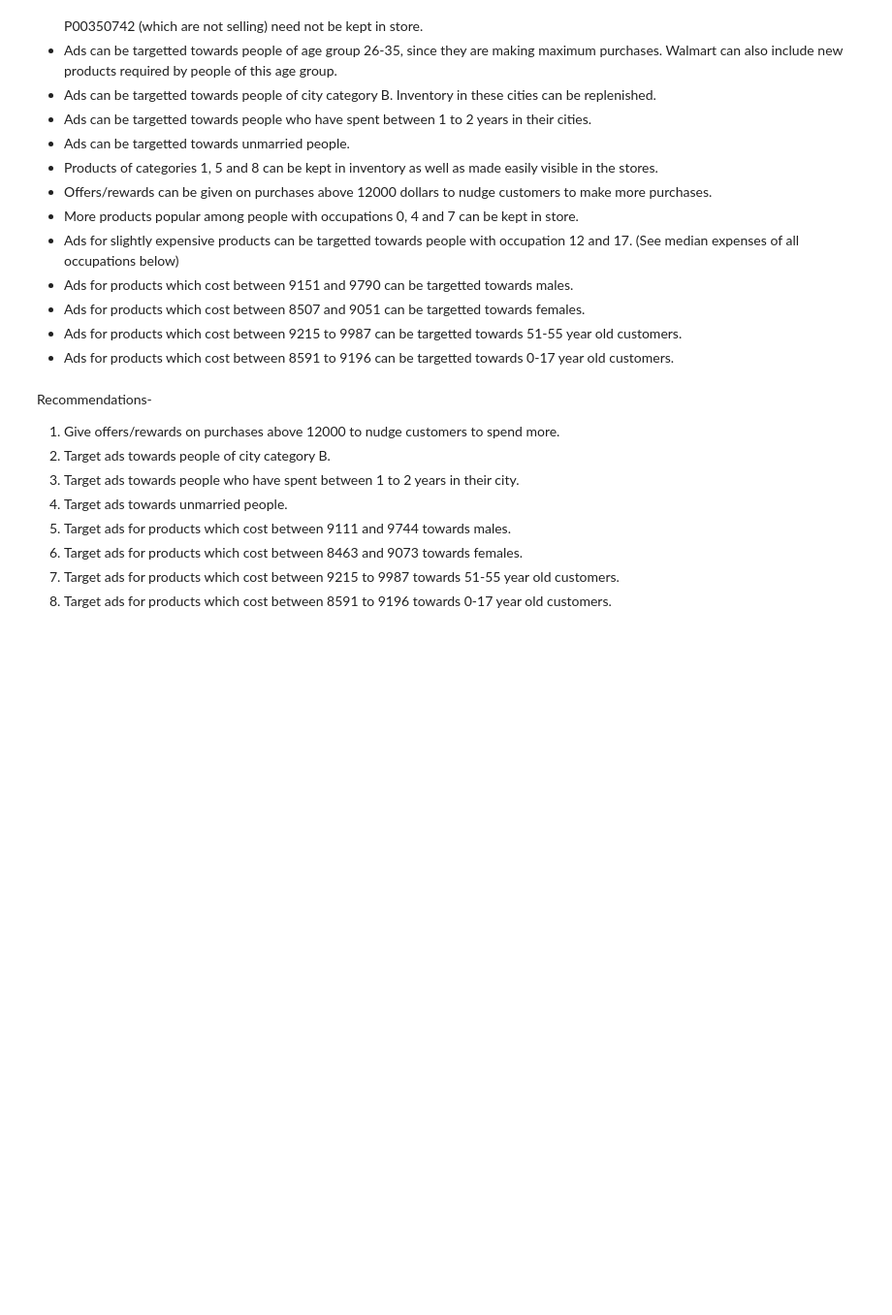
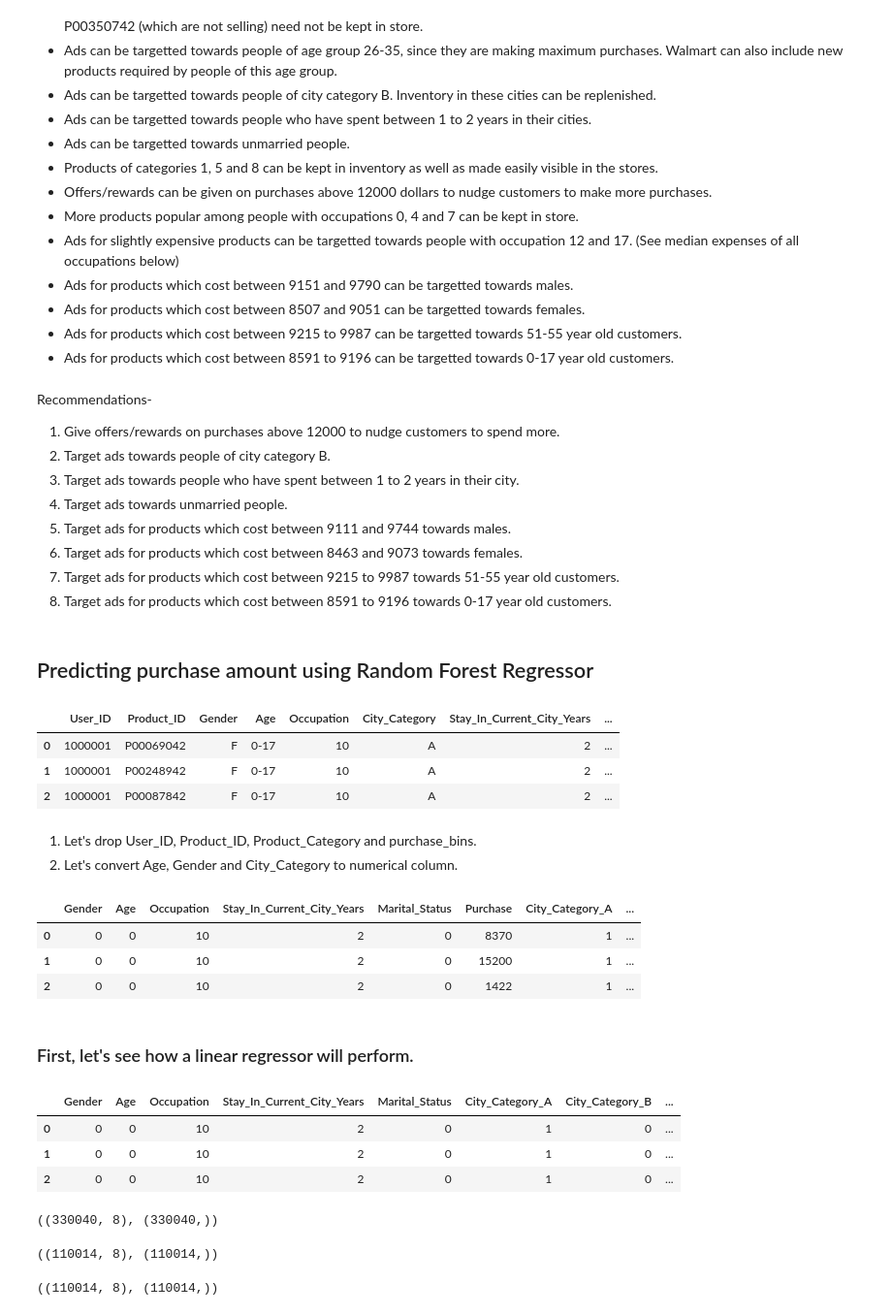
Before and after one commit to palindromepilgrim/Aerofit-Case-Study, a Jupyter notebook: Walmart Case Study.ipynb, the cells around one changed output. Shown at 97% size. Cells and saved outputs as stored; diff of their text form; code cells hidden in the pictures; blank space fills up the shorter version.

```diff
--- a/Walmart Case Study.ipynb
+++ b/Walmart Case Study.ipynb
@@ -688,3 +700,15 @@ Recommendations-
 6. Target ads for products which cost between 8463 and 9073 towards females.
 7. Target ads for products which cost between 9215 to 9987 towards 51-55 year old customers.
 8. Target ads for products which cost between 8591 to 9196 towards 0-17 year old customers.
+# %% [markdown]
+## Predicting purchase amount using Random Forest Regressor
+# %%
+df.head(3)
+# %% [output]
+|  | User_ID | Product_ID | Gender | Age | Occupation | City_Category | Stay_In_Current_City_Years | ... |
+| 0 | 1000001 | P00069042 | F | 0-17 | 10 | A | 2 | ... |
+| 1 | 1000001 | P00248942 | F | 0-17 | 10 | A | 2 | ... |
+| 2 | 1000001 | P00087842 | F | 0-17 | 10 | A | 2 | ... |
+# %% [markdown]
+1. Let's drop User_ID, Product_ID, Product_Category and purchase_bins.
+2. Let's convert Age, Gender and City_Category to numerical column.
@@ -690,0 +728,9 @@ Recommendations-
+# %%
+data.head(3)
+# %% [output]
+|  | Gender | Age | Occupation | Stay_In_Current_City_Years | Marital_Status | Purchase | City_Category_A | ... |
+| 0 | 0 | 0 | 10 | 2 | 0 | 8370 | 1 | ... |
+| 1 | 0 | 0 | 10 | 2 | 0 | 15200 | 1 | ... |
+| 2 | 0 | 0 | 10 | 2 | 0 | 1422 | 1 | ... |
+# %% [markdown]
+### First, let's see how a linear regressor will perform.
@@ -690,0 +742,7 @@ Recommendations-
+# %%
+X.head(3)
+# %% [output]
+|  | Gender | Age | Occupation | Stay_In_Current_City_Years | Marital_Status | City_Category_A | City_Category_B | ... |
+| 0 | 0 | 0 | 10 | 2 | 0 | 1 | 0 | ... |
+| 1 | 0 | 0 | 10 | 2 | 0 | 1 | 0 | ... |
+| 2 | 0 | 0 | 10 | 2 | 0 | 1 | 0 | ... |
@@ -690,0 +755,12 @@ Recommendations-
+# %%
+X_train.shape, y_train.shape
+# %% [output]
+((330040, 8), (330040,))
+# %%
+X_val.shape, y_val.shape
+# %% [output]
+((110014, 8), (110014,))
+# %%
+X_test.shape, y_test.shape
+# %% [output]
+((110014, 8), (110014,))
```
Also changed, not shown: parts of 48 cells of this notebook.
